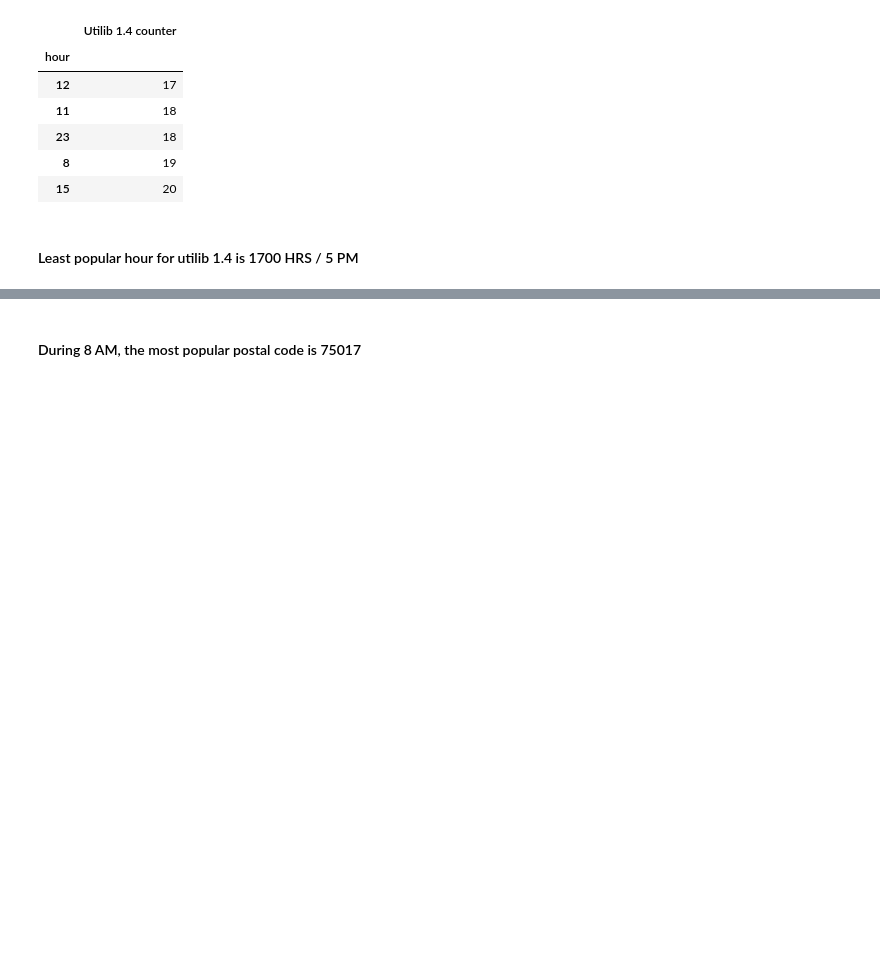
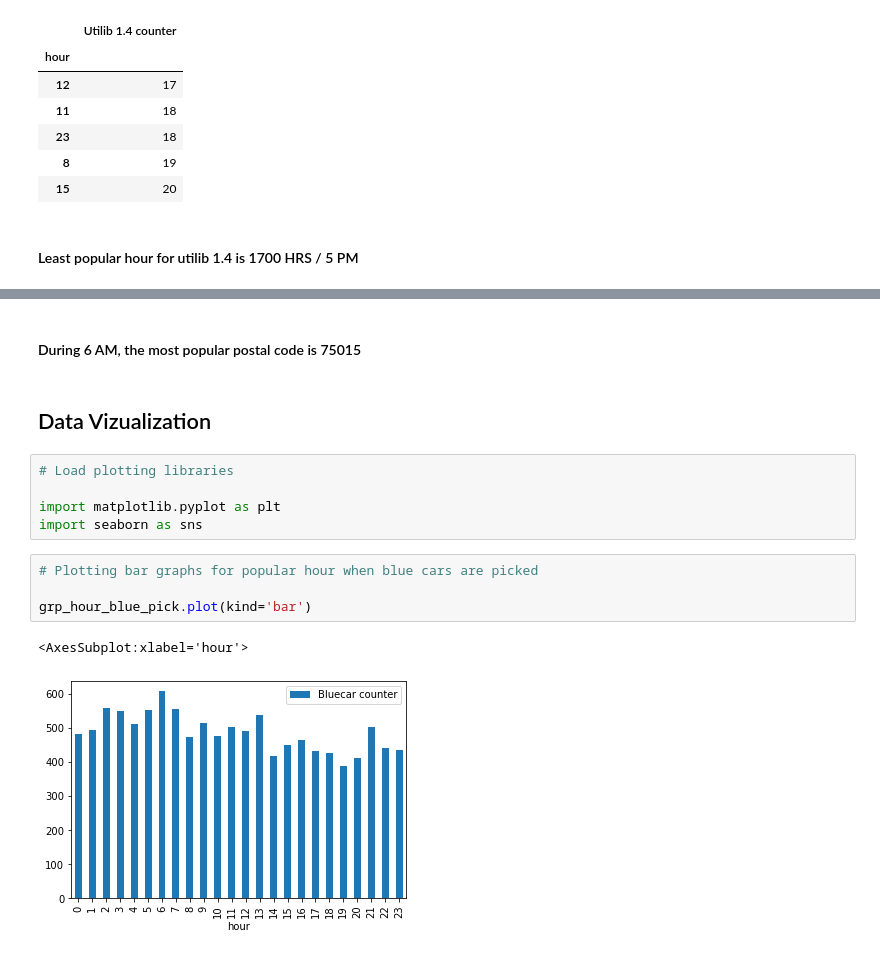
Before and after one commit to mbururyan/Electric-Car-Sharing, a Jupyter notebook: WK4_IP_Ryan_Mburu_Electric_Car_Sharing_Data_Mining.ipynb, the cells around one changed output, grey strips where cells are left out. Cells and saved outputs as stored; diff of their text form; blank space fills up the shorter version.

Commit message:
added bar graphs for various popular hours for various cars

```diff
--- a/WK4_IP_Ryan_Mburu_Electric_Car_Sharing_Data_Mining.ipynb
+++ b/WK4_IP_Ryan_Mburu_Electric_Car_Sharing_Data_Mining.ipynb
@@ -484,3 +483,17 @@ Postal code
 Name: Bluecar counter, dtype: int64
 # %% [markdown]
-#### During 8 AM, the most popular postal code is 75017
+#### During 6 AM, the most popular postal code is 75015
+# %% [markdown]
+## Data Vizualization
+# %%
+# Load plotting libraries
+
+import matplotlib.pyplot as plt
+import seaborn as sns
+# %%
+# Plotting bar graphs for popular hour when blue cars are picked
+
+grp_hour_blue_pick.plot(kind='bar')
+# %% [output]
+<AxesSubplot:xlabel='hour'>
+[figure, added]
```
Also changed, not shown: parts of 9 cells of this notebook.
